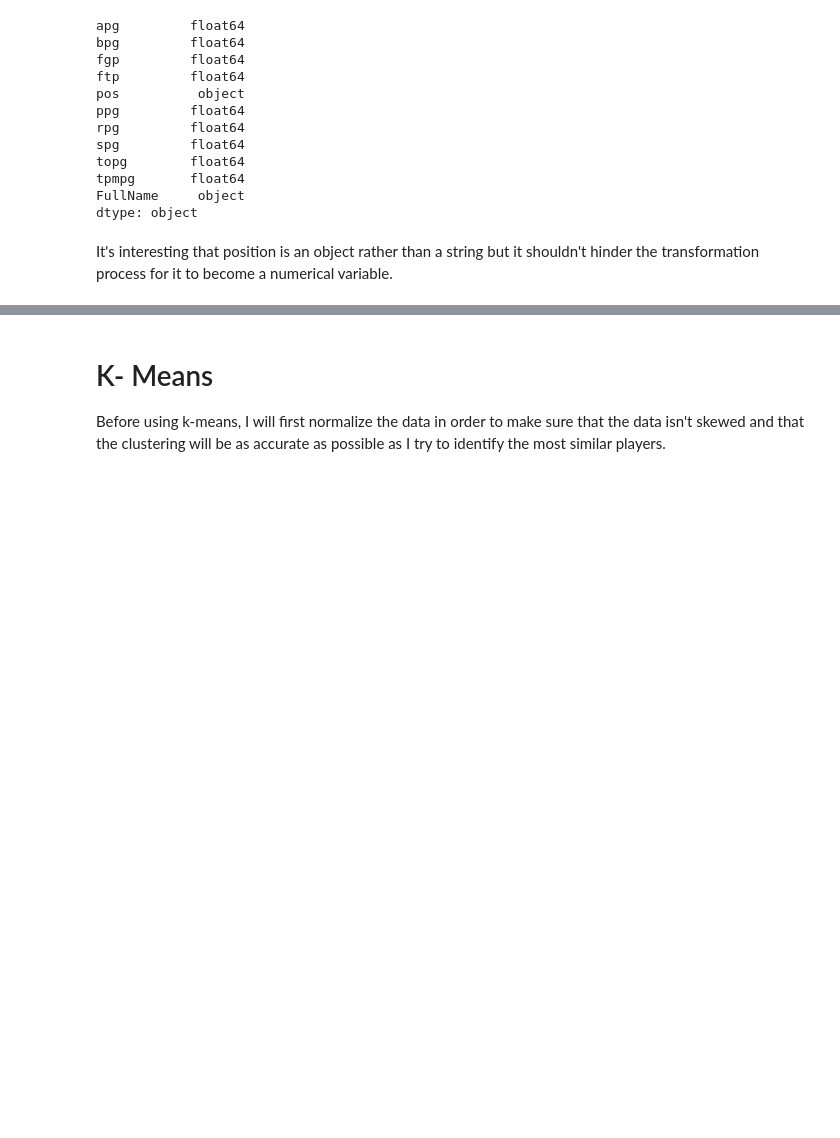
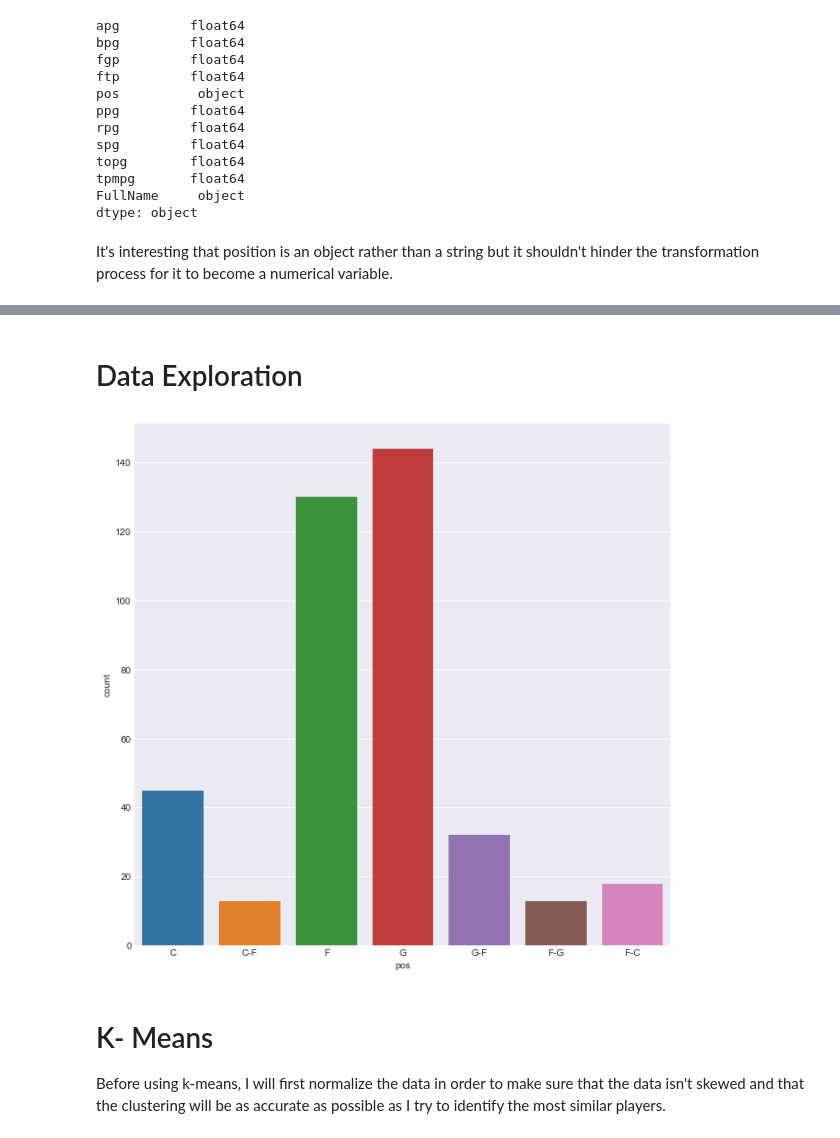
Before and after one commit to lamkg/Fantasy-Basketball-Draft-Project, a Jupyter notebook: Fantasy Basketball Projections 2019.ipynb, the cells around one changed output, grey strips where cells are left out. Drawn from its saved outputs; the diff is of its cells as text; code cells hidden in the pictures; blank space fills up the shorter version.

Commit message:
Started the data exploration.

```diff
--- a/Fantasy Basketball Projections 2019.ipynb
+++ b/Fantasy Basketball Projections 2019.ipynb
@@ -177,3 +168,7 @@ dtype: object
 It's interesting that position is an object rather than a string but it shouldn't hinder the transformation process for it to become a numerical variable.
 # %%
 # Transform unique positions into numerical format
+model_encoder = LabelEncoder().fit(nba_data['pos'])
+
+# Store in a new column
+nba_data['encoded_pos'] = model_encoder.transform(nba_data['pos'])
@@ -184,3 +197,13 @@ It's interesting that position is an object rather than a string but it shouldn'
+# %% [markdown]
+# Data Exploration
+# %%
+# Set plot size
+plt.figure(figsize=(10, 10))
+# Take a look at the distribution of position types in the data set.
+
+pos_count = sns.countplot(x="pos", data=nba_data)
+# %% [output]
+[figure, added]
 # %% [markdown]
 # K- Means
 
```
Also changed, not shown: parts of 5 cells of this notebook.
